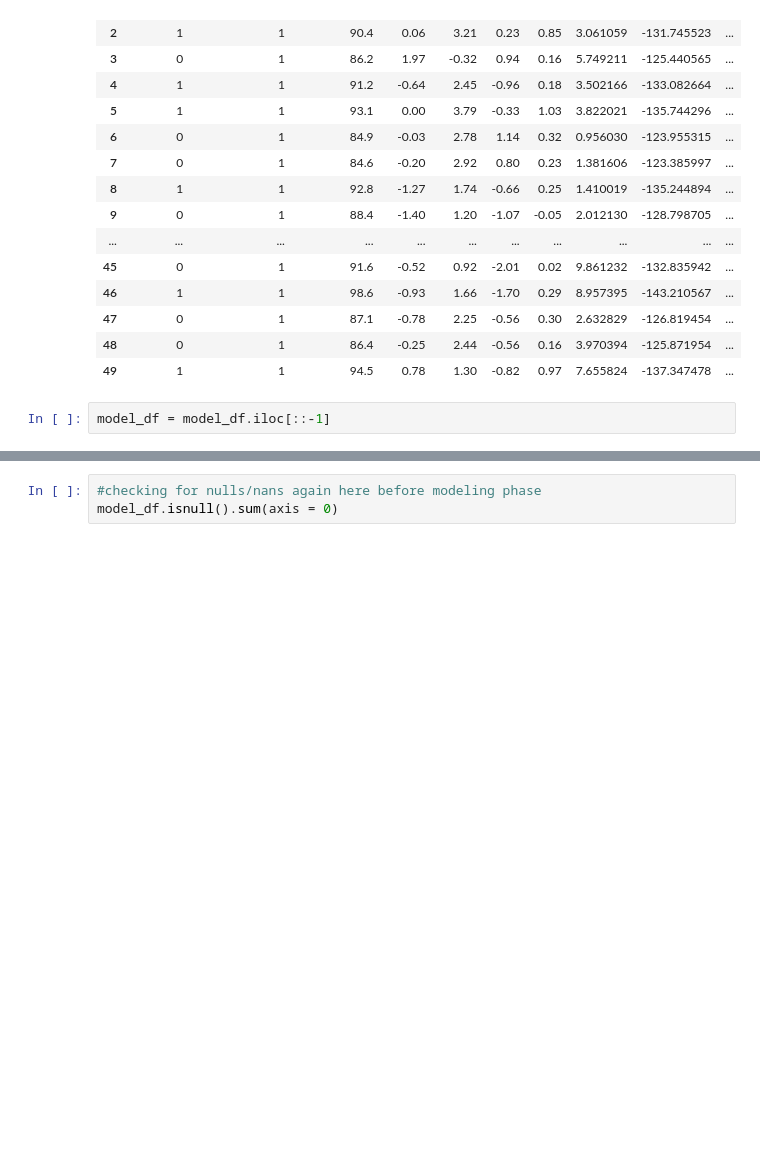
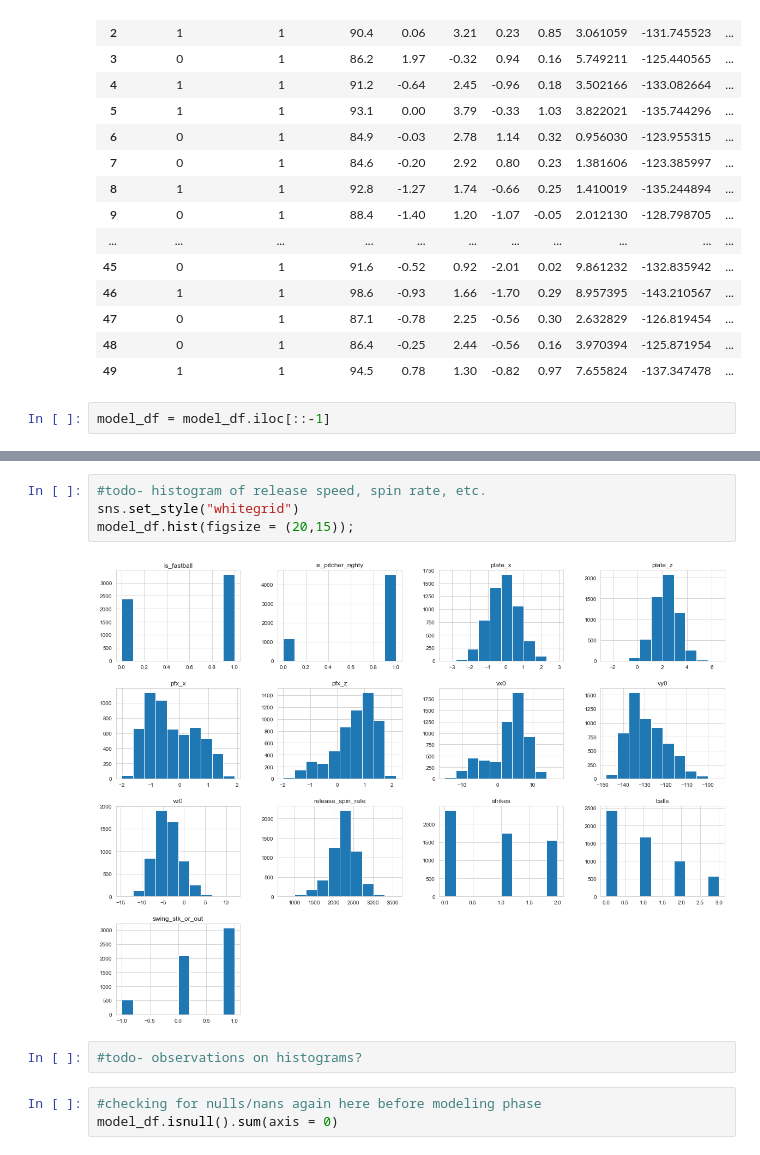
Before and after one commit to ewehmueller/pitch-analysis, a Jupyter notebook: pitch-classification.ipynb, the cells around one changed output, grey strips where cells are left out. Drawn from its saved outputs; the diff is of its cells as text; blank space fills up the shorter version.

```diff
--- a/pitch-classification.ipynb
+++ b/pitch-classification.ipynb
@@ -337,6 +337,14 @@ model_df.head(30)
 | 5777 | 0 | 1 | 73.2 | -0.82 | 2.53 | 1.16 | -0.86 | -1.270291 | -106.299520 | ... |
 | 5776 | 1 | 1 | 91.1 | -0.06 | 0.90 | -0.30 | 1.29 | 3.750592 | -132.231822 | ... |
 | 5775 | 0 | 1 | 86.8 | 0.16 | 0.68 | -1.29 | 0.21 | 5.950972 | -126.120106 | ... |
+# %%
+#todo- histogram of release speed, spin rate, etc.
+sns.set_style("whitegrid")
+model_df.hist(figsize = (20,15));
+# %% [output]
+[figure, added]
+# %%
+#todo- observations on histograms?
 # %%
 #checking for nulls/nans again here before modeling phase
 model_df.isnull().sum(axis = 0)
```
Also changed, not shown: parts of 10 cells of this notebook.
